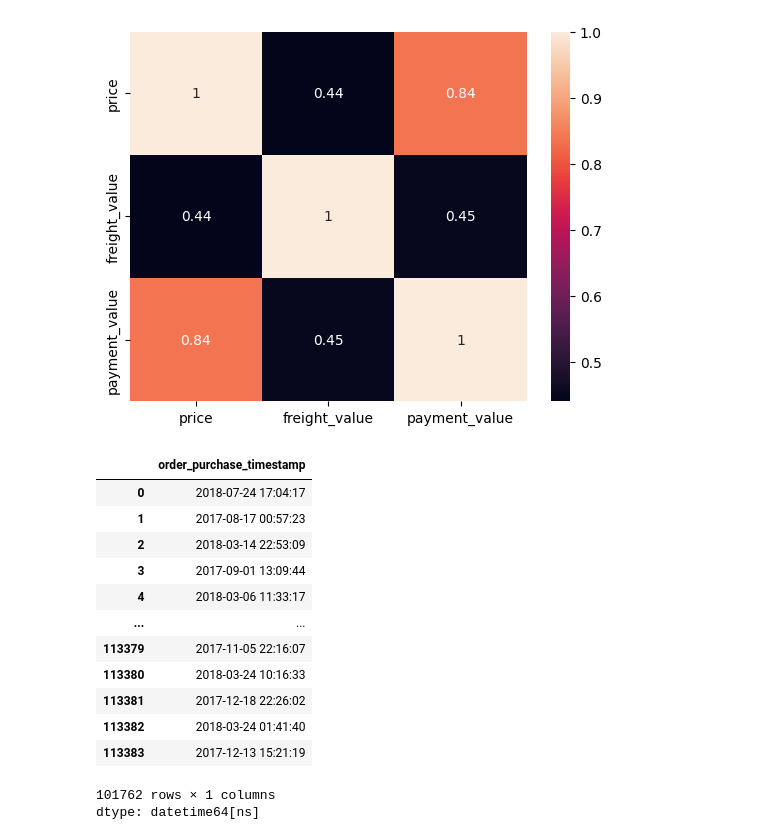
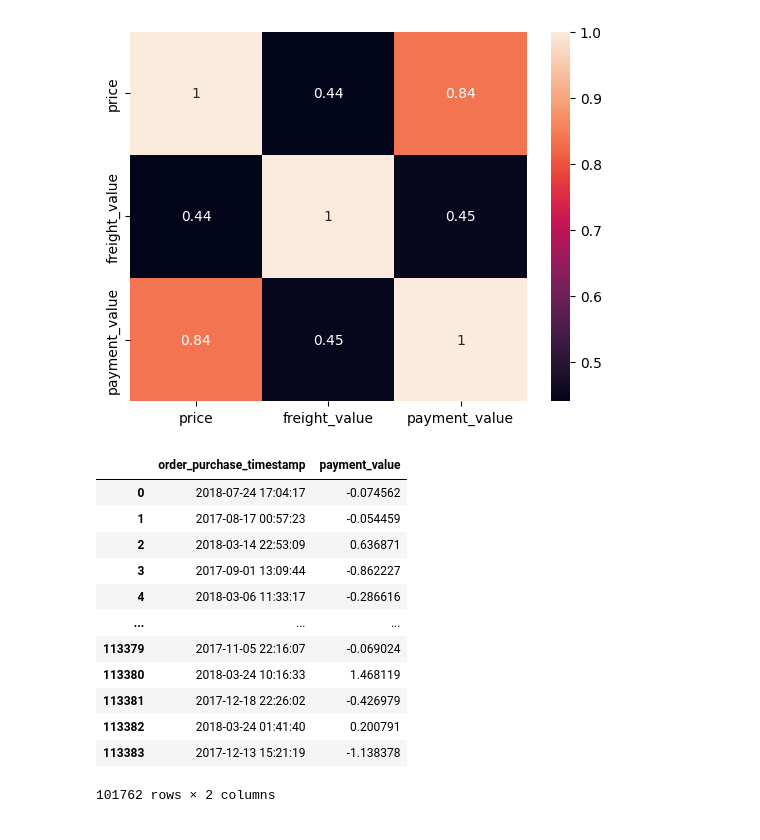
Before and after one commit to Sharddha-Sharddha/IITMLAssignments, a Jupyter notebook: Olist_Brazillian_Sales_.ipynb, the cells around one changed output. Cells and saved outputs as stored; diff of their text form; code cells hidden in the pictures.

```diff
--- a/Olist_Brazillian_Sales_.ipynb
+++ b/Olist_Brazillian_Sales_.ipynb
@@ -177,6 +180,7 @@ Column: price | Number of outliers: 835
 Column: freight_value | Number of outliers: 7058
 Column: payment_value | Number of outliers: 2797
 # %%
+# outlier removal
 for col in nums_cols:
     q1 = df[col].quantile(0.25)
     q3 = df[col].quantile(0.75)
@@ -184,11 +188,14 @@ for col in nums_cols:
     lower_limit = q1 - 1.5 * IQR
     upper_limit = q3 + 1.5 * IQR
     # Capping logic:
-
+    #Just limit extremes instead of removing.
     # If value < lower_limit, replace with lower_limit
     # If value > upper_limit, replace with upper_limit
+    '''
     df[col] = np.where(df[col] < lower_limit, lower_limit,
               np.where(df[col] > upper_limit, upper_limit, df[col]))
+    '''
+    df[col] = np.clip(df[col], lower_limit, upper_limit)
 
-print("Outliers capped successfully.")
+print("Outliers Winsorization/capping done successfully.")
 # %% [output]
@@ -254,19 +261,18 @@ sns.heatmap(df[nums_cols].corr(), annot = True)
 # %%
 df['order_purchase_timestamp']= pd.to_datetime(df['order_purchase_timestamp'])
 # %%
-df['order_purchase_timestamp']
+df[['order_purchase_timestamp','payment_value']]
 # %% [output]
-|  | order_purchase_timestamp |
-| 0 | 2018-07-24 17:04:17 |
-| 1 | 2017-08-17 00:57:23 |
-| 2 | 2018-03-14 22:53:09 |
-| 3 | 2017-09-01 13:09:44 |
-| 4 | 2018-03-06 11:33:17 |
-| ... | ... |
-| 113379 | 2017-11-05 22:16:07 |
-| 113380 | 2018-03-24 10:16:33 |
-| 113381 | 2017-12-18 22:26:02 |
-| 113382 | 2018-03-24 01:41:40 |
-| 113383 | 2017-12-13 15:21:19 |
+|  | order_purchase_timestamp | payment_value |
+| 0 | 2018-07-24 17:04:17 | -0.074562 |
+| 1 | 2017-08-17 00:57:23 | -0.054459 |
+| 2 | 2018-03-14 22:53:09 | 0.636871 |
+| 3 | 2017-09-01 13:09:44 | -0.862227 |
+| 4 | 2018-03-06 11:33:17 | -0.286616 |
+| ... | ... | ... |
+| 113379 | 2017-11-05 22:16:07 | -0.069024 |
+| 113380 | 2018-03-24 10:16:33 | 1.468119 |
+| 113381 | 2017-12-18 22:26:02 | -0.426979 |
+| 113382 | 2018-03-24 01:41:40 | 0.200791 |
+| 113383 | 2017-12-13 15:21:19 | -1.138378 |
-101762 rows × 1 columns
-dtype: datetime64[ns]
+101762 rows × 2 columns
```
Also changed, not shown: parts of 10 cells of this notebook.
